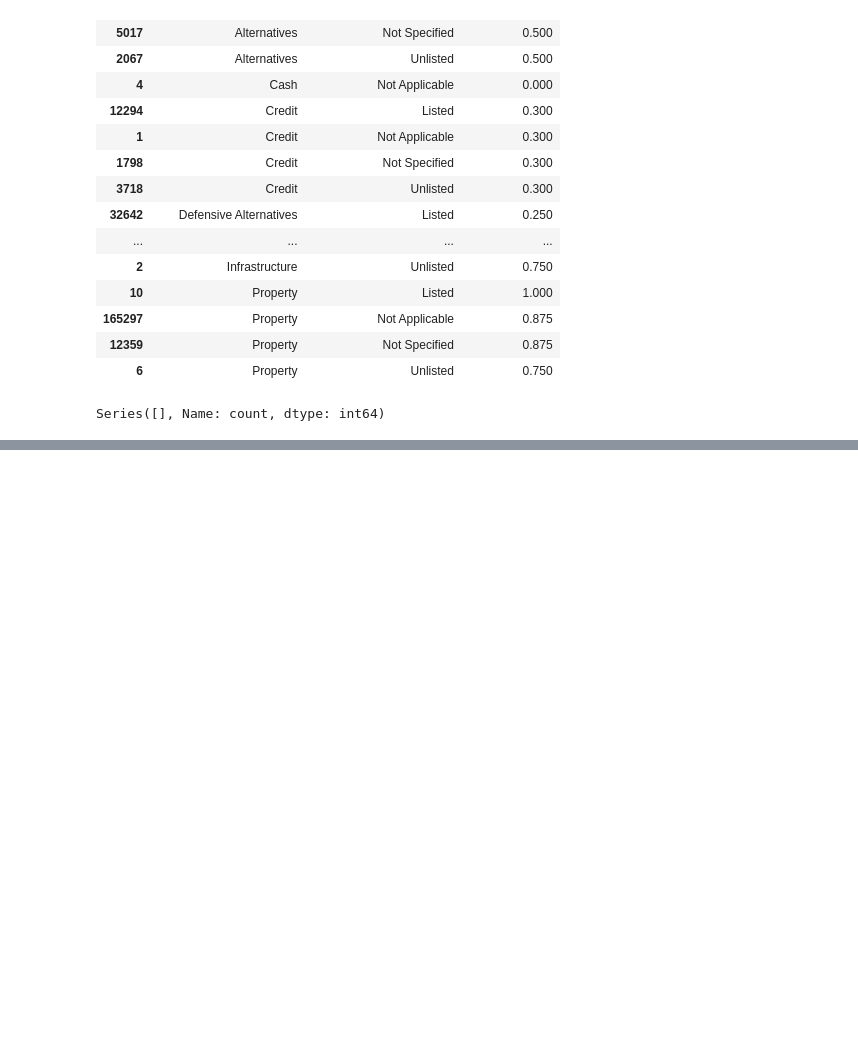
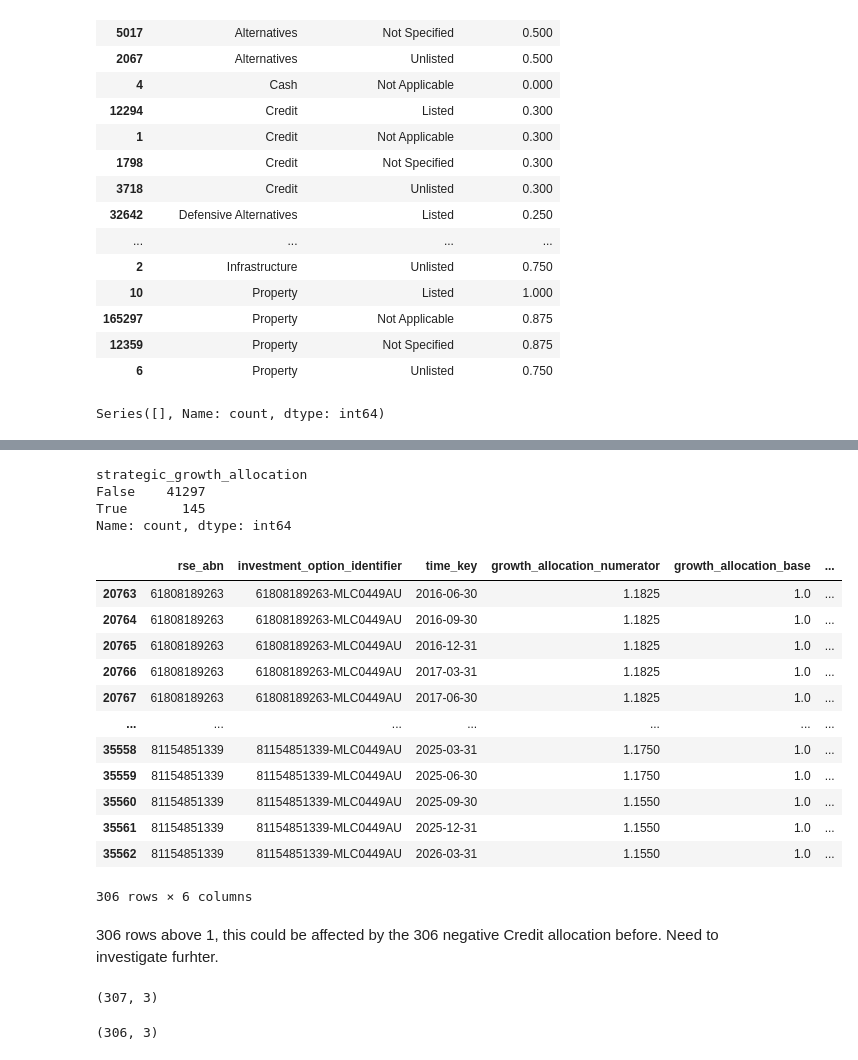
Before and after one commit to terra9/superannuation-performance-early-warning, a Jupyter notebook: notebooks/apra_data_audit.ipynb, the cells around one changed output, grey strips where cells are left out. Cells and saved outputs as stored; diff of their text form; code cells hidden in the pictures; blank space fills up the shorter version.

Commit message:
Validated growth_weight and growth_weight.

```diff
--- a/notebooks/apra_data_audit.ipynb
+++ b/notebooks/apra_data_audit.ipynb
@@ -6172,0 +6216,67 @@ option_period_growth[
+# %%
+# check if there's null values (supposed to be 145 null values)
+option_period_growth[
+    "strategic_growth_allocation"
+].isna().value_counts()
+# %% [output]
+strategic_growth_allocation
+False    41297
+True       145
+Name: count, dtype: int64
+# %%
+option_period_growth.loc[
+    option_period_growth[
+        "strategic_growth_allocation"
+    ] > 1,
+    option_period_keys
+    + [
+        "growth_allocation_numerator",
+        "growth_allocation_base",
+        "strategic_growth_allocation"
+    ]
+]
+# %% [output]
+|  | rse_abn | investment_option_identifier | time_key | growth_allocation_numerator | growth_allocation_base | ... |
+| 20763 | 61808189263 | 61808189263-MLC0449AU | 2016-06-30 | 1.1825 | 1.0 | ... |
+| 20764 | 61808189263 | 61808189263-MLC0449AU | 2016-09-30 | 1.1825 | 1.0 | ... |
+| 20765 | 61808189263 | 61808189263-MLC0449AU | 2016-12-31 | 1.1825 | 1.0 | ... |
+| 20766 | 61808189263 | 61808189263-MLC0449AU | 2017-03-31 | 1.1825 | 1.0 | ... |
+| 20767 | 61808189263 | 61808189263-MLC0449AU | 2017-06-30 | 1.1825 | 1.0 | ... |
+| ... | ... | ... | ... | ... | ... | ... |
+| 35558 | 81154851339 | 81154851339-MLC0449AU | 2025-03-31 | 1.1750 | 1.0 | ... |
+| 35559 | 81154851339 | 81154851339-MLC0449AU | 2025-06-30 | 1.1750 | 1.0 | ... |
+| 35560 | 81154851339 | 81154851339-MLC0449AU | 2025-09-30 | 1.1550 | 1.0 | ... |
+| 35561 | 81154851339 | 81154851339-MLC0449AU | 2025-12-31 | 1.1550 | 1.0 | ... |
+| 35562 | 81154851339 | 81154851339-MLC0449AU | 2026-03-31 | 1.1550 | 1.0 | ... |
+306 rows × 6 columns
+# %% [markdown]
+306 rows above 1, this could be affected by the 306 negative Credit allocation before.
+Need to investigate furhter.
+# %%
+# option-periods containing negative benchmark allocation
+negative_allocation_option_periods = (
+    saa_growth_rows.loc[
+        saa_growth_rows[
+            "InvestmentBenchmarkAllocationPercent"
+        ].lt(0),
+        option_period_keys
+    ]
+    .drop_duplicates()
+)
+
+negative_allocation_option_periods.shape
+# %% [output]
+(307, 3)
+# %%
+growth_above_one = (
+    option_period_growth.loc[
+        option_period_growth[
+            "strategic_growth_allocation"
+        ].gt(1),
+        option_period_keys
+    ]
+)
+
+growth_above_one.shape
+# %% [output]
+(306, 3)
```
Also changed, not shown: parts of 15 cells of this notebook.
